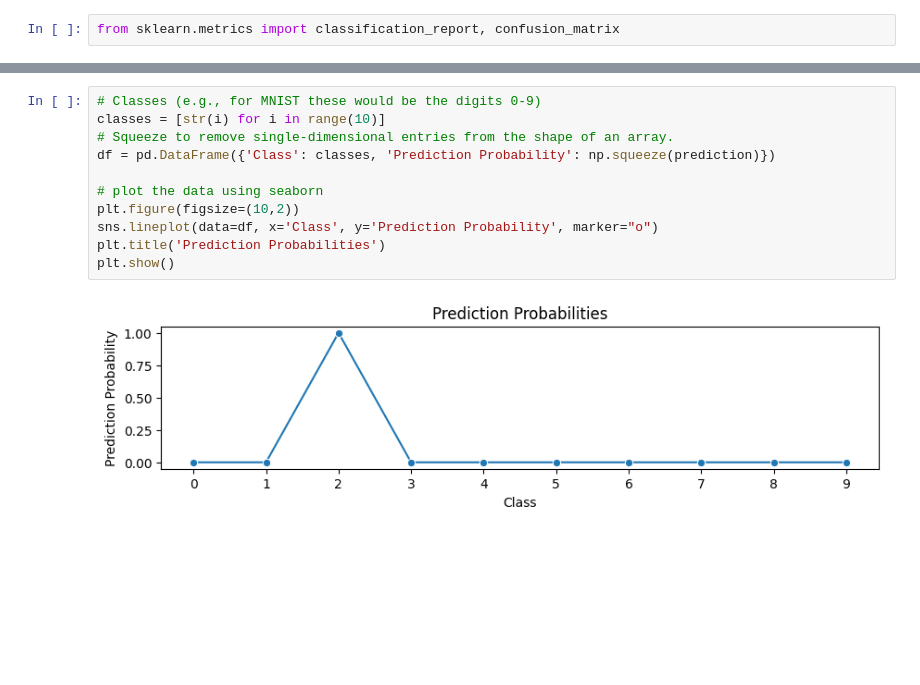
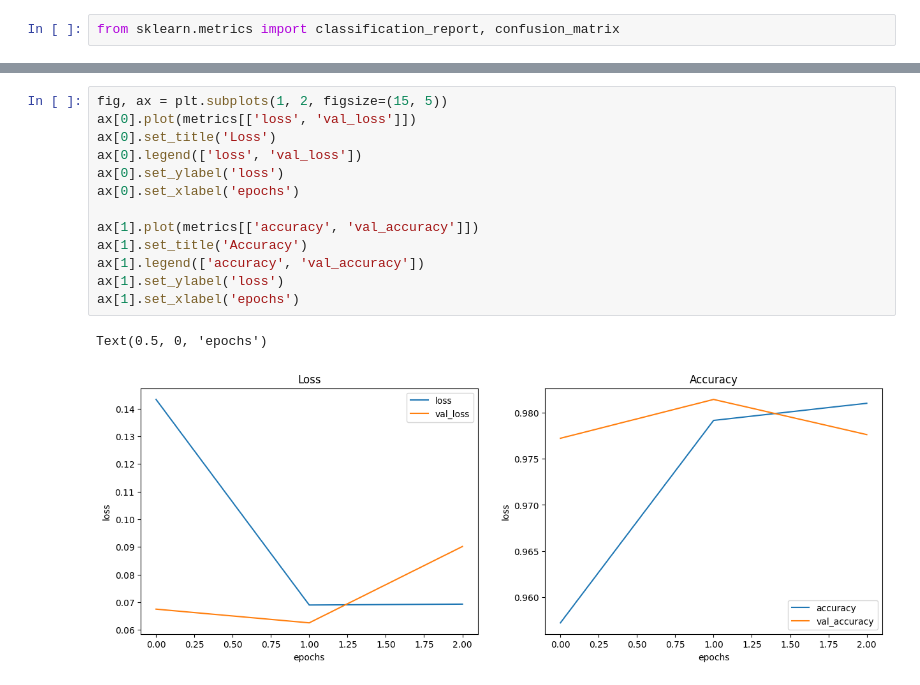
Before and after one commit to medusza/tensorflow_research, a Jupyter notebook: cnn-mnist.ipynb, the cells around one changed output, grey strips where cells are left out. Drawn from its saved outputs; the diff is of its cells as text; blank space fills up the shorter version.

```diff
--- a/cnn-mnist.ipynb
+++ b/cnn-mnist.ipynb
@@ -187,13 +158,16 @@ prediction = model.predict(my_number.reshape(
-# %%
-# Classes (e.g., for MNIST these would be the digits 0-9)
-classes = [str(i) for i in range(10)]
-# Squeeze to remove single-dimensional entries from the shape of an array.
-df = pd.DataFrame({'Class': classes, 'Prediction Probability': np.squeeze(prediction)})
-
-# plot the data using seaborn
-plt.figure(figsize=(10,2))
-sns.lineplot(data=df, x='Class', y='Prediction Probability', marker="o")
-plt.title('Prediction Probabilities')
-plt.show()
-# %% [output]
-[figure, removed]
+# %%
+fig, ax = plt.subplots(1, 2, figsize=(15, 5))
+ax[0].plot(metrics[['loss', 'val_loss']])
+ax[0].set_title('Loss')
+ax[0].legend(['loss', 'val_loss'])
+ax[0].set_ylabel('loss')
+ax[0].set_xlabel('epochs')
+
+ax[1].plot(metrics[['accuracy', 'val_accuracy']])
+ax[1].set_title('Accuracy')
+ax[1].legend(['accuracy', 'val_accuracy'])
+ax[1].set_ylabel('loss')
+ax[1].set_xlabel('epochs')
+# %% [output]
+Text(0.5, 0, 'epochs')
+[figure, added]
```
Also changed, not shown: parts of 30 cells of this notebook.
